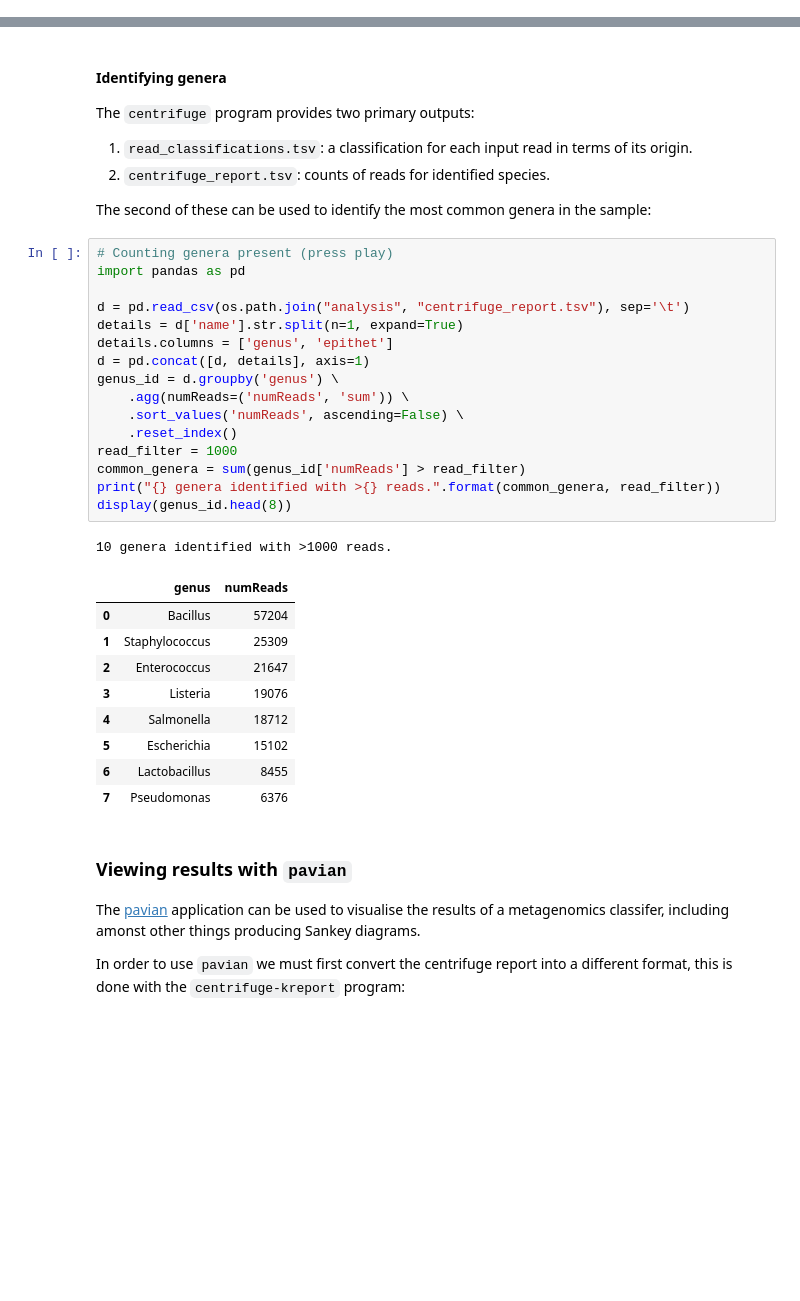
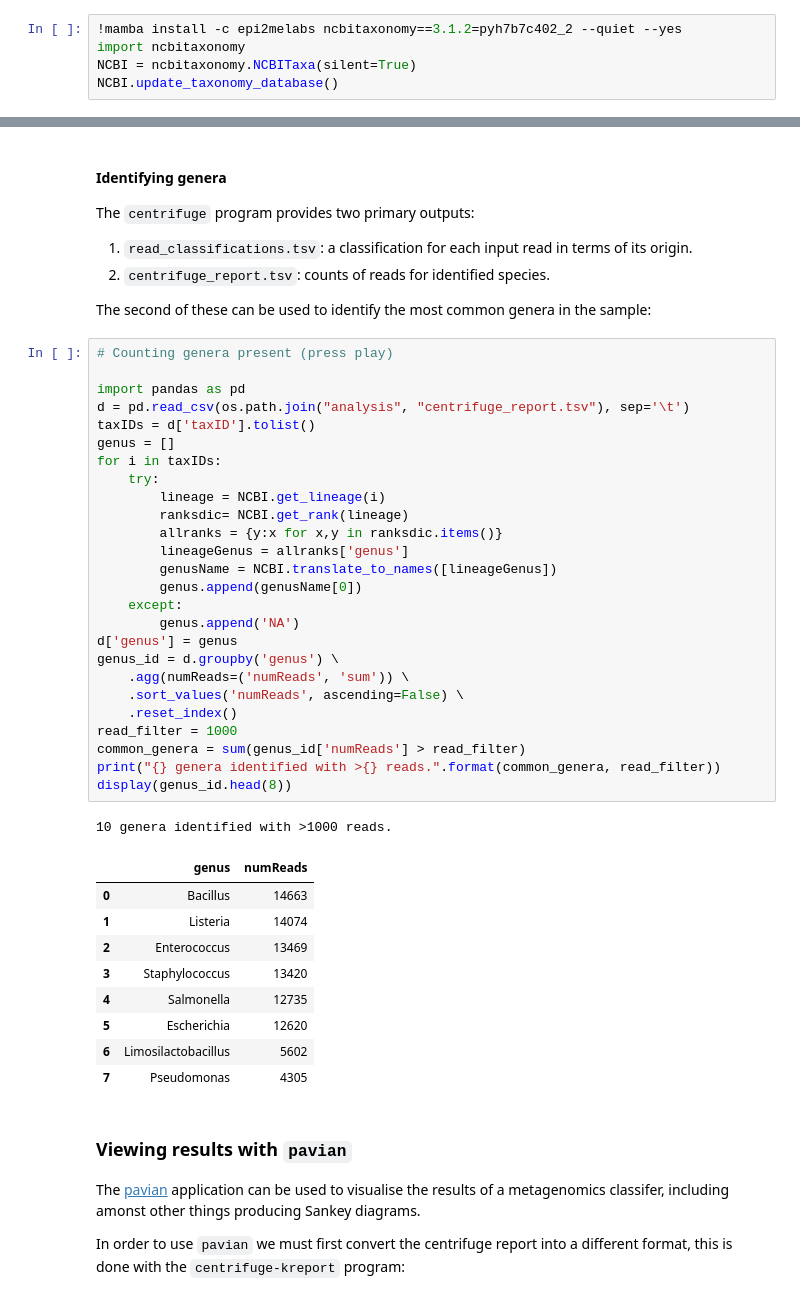
Before and after one commit to epi2me-labs/testbooks, a Jupyter notebook: tutorials/Metagenomic_classification_tutorial.ipynb, the cells around one changed output, grey strips where cells are left out. Saved outputs shown, nothing was run; the diff lists cells and outputs as text; blank space fills up the shorter version.

Commit message:
Implemented ncbitaxonomy lib to retrieve genus from centrifuge taxIDs and added zymo db

```diff
--- a/tutorials/Metagenomic_classification_tutorial.ipynb
+++ b/tutorials/Metagenomic_classification_tutorial.ipynb
@@ -59,0 +80,5 @@ This tutorial uses a couple of software packages that are not included in the de
+# %%
+!mamba install -c epi2melabs ncbitaxonomy==3.1.2=pyh7b7c402_2 --quiet --yes
+import ncbitaxonomy
+NCBI = ncbitaxonomy.NCBITaxa(silent=True)
+NCBI.update_taxonomy_database()
@@ -206,31 +262,41 @@ The `centrifuge` program provides two primary outputs:
 The second of these can be used to identify the most common genera in the sample:
 # %%
 # Counting genera present (press play)
+
 import pandas as pd
-
 d = pd.read_csv(os.path.join("analysis", "centrifuge_report.tsv"), sep='\t')
-details = d['name'].str.split(n=1, expand=True)
-details.columns = ['genus', 'epithet']
-d = pd.concat([d, details], axis=1)
+taxIDs = d['taxID'].tolist()
+genus = []
+for i in taxIDs:
+    try:
+        lineage = NCBI.get_lineage(i)
+        ranksdic= NCBI.get_rank(lineage)
+        allranks = {y:x for x,y in ranksdic.items()}
+        lineageGenus = allranks['genus']
+        genusName = NCBI.translate_to_names([lineageGenus])
+        genus.append(genusName[0])
+    except:
+        genus.append('NA')
+d['genus'] = genus
 genus_id = d.groupby('genus') \
     .agg(numReads=('numReads', 'sum')) \
     .sort_values('numReads', ascending=False) \
     .reset_index()
 read_filter = 1000
 common_genera = sum(genus_id['numReads'] > read_filter)
 print("{} genera identified with >{} reads.".format(common_genera, read_filter))
 display(genus_id.head(8))
 # %% [output]
 10 genera identified with >1000 reads.
 |  | genus | numReads |
-| 0 | Bacillus | 57204 |
-| 1 | Staphylococcus | 25309 |
-| 2 | Enterococcus | 21647 |
-| 3 | Listeria | 19076 |
-| 4 | Salmonella | 18712 |
-| 5 | Escherichia | 15102 |
-| 6 | Lactobacillus | 8455 |
-| 7 | Pseudomonas | 6376 |
+| 0 | Bacillus | 14663 |
+| 1 | Listeria | 14074 |
+| 2 | Enterococcus | 13469 |
+| 3 | Staphylococcus | 13420 |
+| 4 | Salmonella | 12735 |
+| 5 | Escherichia | 12620 |
+| 6 | Limosilactobacillus | 5602 |
+| 7 | Pseudomonas | 4305 |
 # %% [markdown]
 ### Viewing results with `pavian`
 
```
Also changed, not shown: parts of 8 cells of this notebook, 1 other file.
